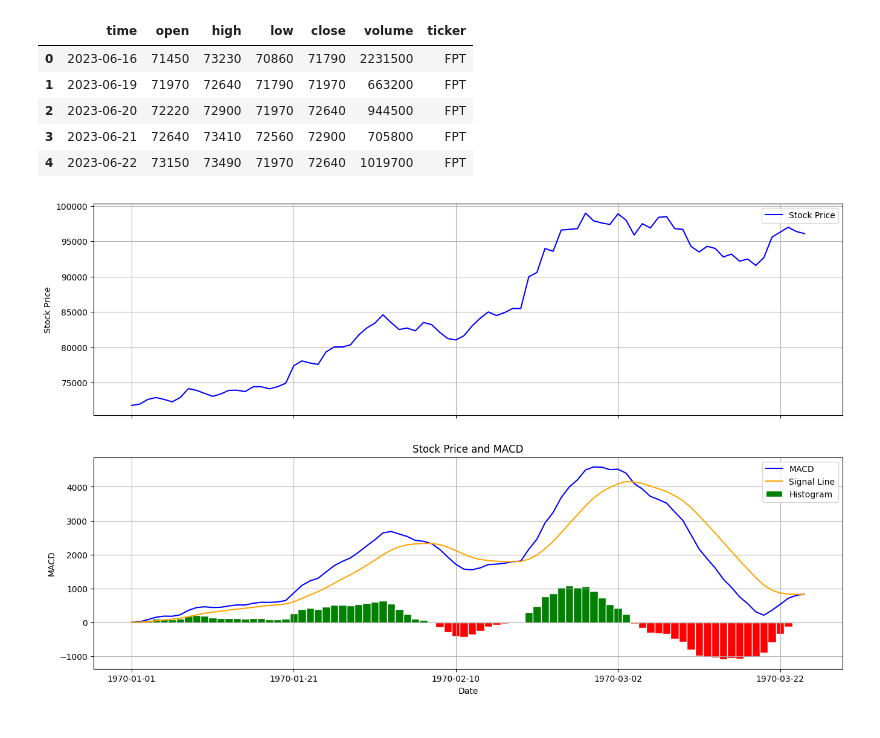
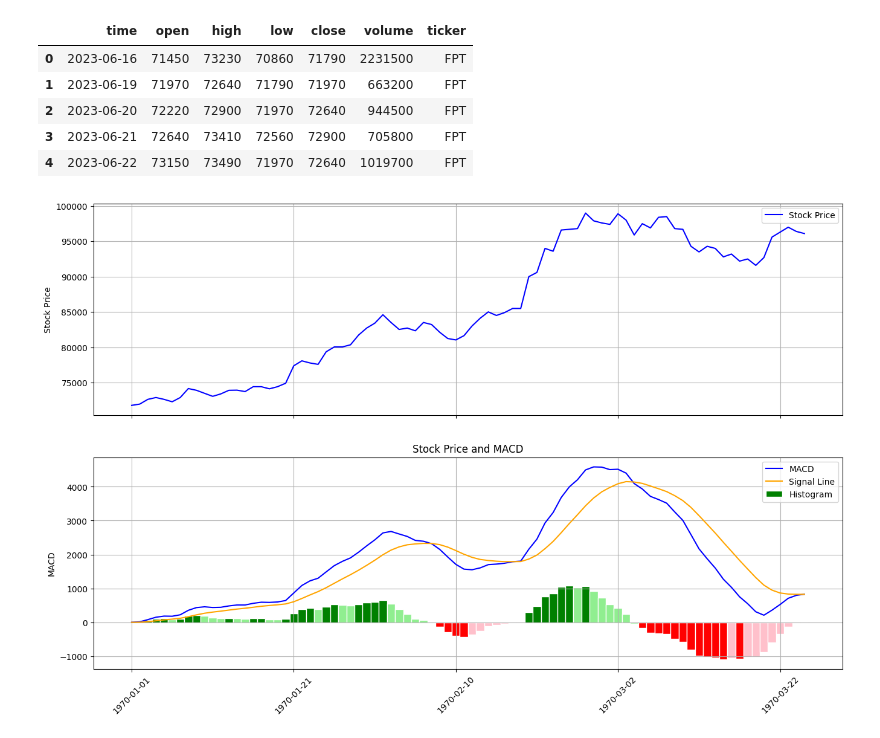
Before and after one commit to buisonanh/LSTM-stock-prediction-model, a Jupyter notebook: macd.ipynb, the cells around one changed output. Cells and saved outputs as stored; diff of their text form; code cells hidden in the pictures.

```diff
--- a/macd.ipynb
+++ b/macd.ipynb
@@ -29,36 +29,47 @@ df['Signal'] = df['MACD'].ewm(span=signal_period, adjust=False).mean()
 df['Histogram'] = df['MACD'] - df['Signal']
 # %%
 # Determine colors for the MACD Histogram bars
-colors = ['g' if value >= 0 else 'r' for value in df['Histogram']]
+
+colors = []
+
+for i in range(len(df)):
+    if i > 0 and df['Histogram'][i - 1] >= 0 and df['Histogram'][i] < df['Histogram'][i - 1]:
+        colors.append('lightgreen')  # Indicates a change in trend (lighter color)
+    elif  i > 0 and df['Histogram'][i] < 0 and df['Histogram'][i - 1] < 0 and df['Histogram'][i] > df['Histogram'][i - 1]:
+        colors.append('pink')
+    else:
+        colors.append('g' if df['Histogram'][i] >= 0 else 'r')
+
 
 # Create subplots
 fig, (ax1, ax2) = plt.subplots(2, sharex=True, figsize=(16, 10))
 
 # Plot stock price on the top subplot
 ax1.plot(df.index, df['close'], label='Stock Price', color='blue')
 ax1.set_ylabel('Stock Price')
 ax1.grid()
 
 # Plot MACD and Histogram on the bottom subplot with custom colors
 ax2.plot(df.index, df['MACD'], label='MACD', color='blue')
 ax2.plot(df.index, df['Signal'], label='Signal Line', color='orange')
 
 # Plot the MACD Histogram with custom colors
-ax2.bar(df.index, df['Histogram'], width=1, label='Histogram', color=colors, edgecolor="white")
+ax2.bar(df.index, df['Histogram'], width=1, label='Histogram', color=colors, edgecolor='white')
 
 ax2.set_ylabel('MACD')
 ax2.grid()
 
 # Format the x-axis to display true dates
 ax2.xaxis.set_major_formatter(mdates.DateFormatter("%Y-%m-%d"))
 
-
 # Add title and legend
 plt.title('Stock Price and MACD')
-plt.xlabel('Date')
 ax1.legend()
 ax2.legend()
 
+# Rotate the x-axis date labels for better visibility
+plt.xticks(rotation=45)
+
 plt.show()
 # %% [output]
-[figure, old version]
+[figure, new version]
```
